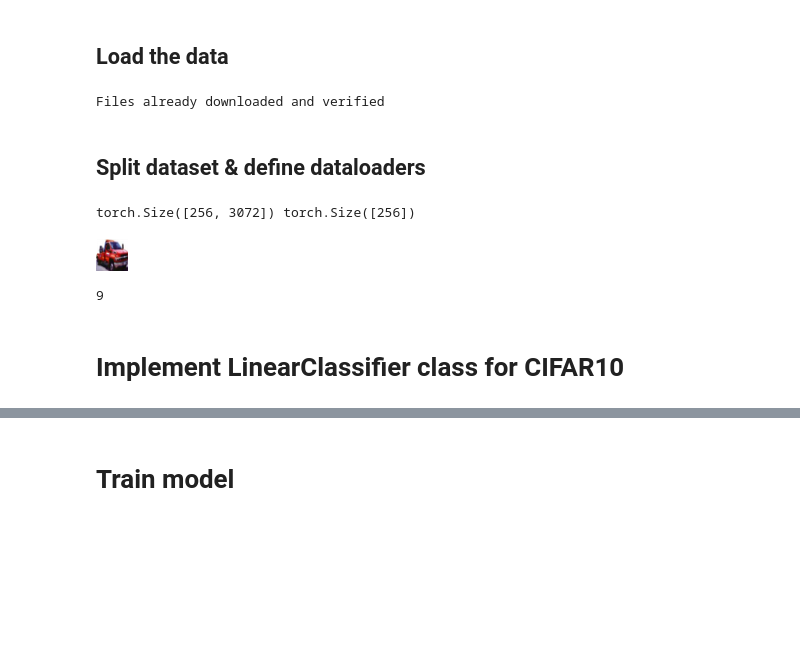
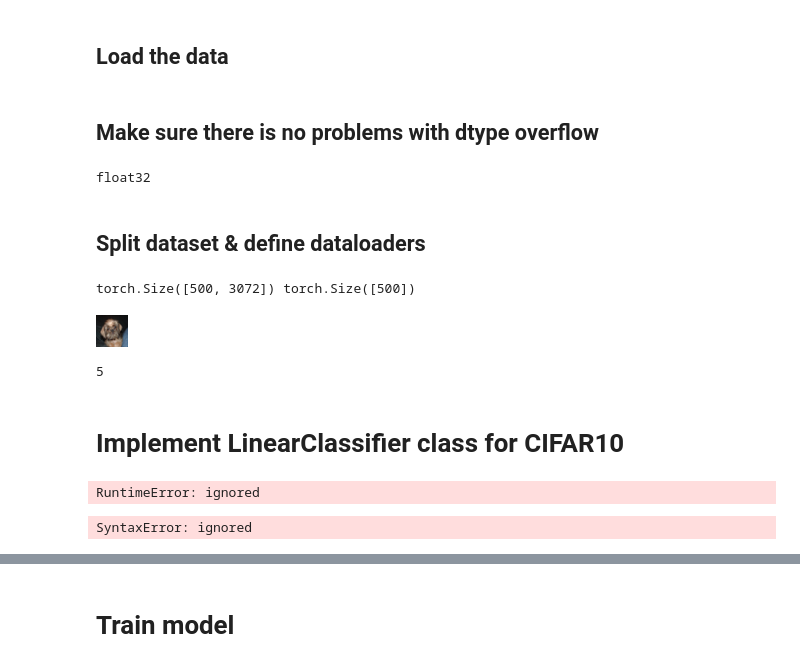
Before and after one commit to asminimulin/cv-course, a Jupyter notebook: 02-image-linear-classification/Linear_classifier.ipynb, the cells around one changed output, grey strips where cells are left out. Saved outputs shown, nothing was run; the diff lists cells and outputs as text; code cells hidden in the pictures; blank space fills up the shorter version.

Commit message:
Trying to implement Linear Classifier with pytorch

```diff
--- a/02-image-linear-classification/Linear_classifier.ipynb
+++ b/02-image-linear-classification/Linear_classifier.ipynb
@@ -13,38 +19,41 @@ from PIL import Image
 
 # Define transformation for each image
 transform  = transforms.Compose([
-    # transforms.Grayscale(1),
-    # transforms.to
-    transforms.Lambda(lambda x: np.array(x).flatten()) #Stretch image into row [32,32,3] -> [3072]
+    transforms.Lambda(lambda x: np.array(x).flatten().astype(np.float32) / 255) #Stretch image into row [32,32,3] -> [3072]
 ])
 
 # Download a CIFAR10 dataset
 dataset = datasets.CIFAR10("/content",
                            train=True,
                            transform = transform,
-                           download=True)
+                           download=False)
-# %% [output]
-Files already downloaded and verified
+# %% [markdown]
+## Make sure there is no problems with dtype overflow
+# %%
+print(dataset[0][0].dtype)
+# %% [output]
+float32
 # %% [markdown]
 ## Split dataset & define dataloaders
 # %%
-train_ds, val_ds, _= random_split(dataset, [20000,1000 ,29000])
+train_ds, val_ds, _= random_split(dataset, [25000,10000 ,15000])
 # Hint: Perform debug on smaller subset
 
-batch_size = 256
+batch_size = 500
 
 train_loader = DataLoader(train_ds, batch_size = batch_size)
-val_loader = DataLoader(val_ds, batch_size = batch_size)
+val_loader = DataLoader(val_ds, batch_size = 15000)
 
 # Display one image
 for images, class_nums in train_loader:
   print (images.shape,class_nums.shape) # class_nums are tensor!
-  display(Image.fromarray(images[0].reshape((32,32,3)).numpy()),class_nums[0].item())
+  grayscale = np.uint8(images[0].reshape((32, 32, 3)).numpy() * 255)
+  display(Image.fromarray(grayscale, 'RGB'),class_nums[0].item())
   break
 # %% [output]
-torch.Size([256, 3072]) torch.Size([256])
+torch.Size([500, 3072]) torch.Size([500])
-[figure, old version]
+[figure, new version]
-9
+5
 # %% [markdown]
 # Implement LinearClassifier class for CIFAR10
 # %%
@@ -97,0 +169,33 @@ class LinearClassifier:
+# %%
+def my_test():
+  # print(dataset.classes)
+  # for images, class_nums in train_loader:
+  #   print(len(images), len(class_nums))
+  #   print(class_nums.shape)
+  #   return
+  #   print(class_nums[:15], min(class_nums), max(class_nums))
+  #   for tensor, label in zip(images[:15], class_nums[:15]):
+  #     print(f"Class={label}-{dataset.classes[label]}")
+  #     display(Image.fromarray((tensor.numpy().reshape(32, 32) * 255).astype(np.uint8), 'L'));
+  #   break
+  model = LinearClassifier(dataset.classes)
+  for images, classes in train_loader:
+    return model.train(images, classes)
+
+my_test()
+# %% [output]
+RuntimeError: ignored
+# %%
+l0 = torch.from_numpy(np.array(
+    [0, 2]
+))
+
+k0 = torch.from_numpy(np.array(
+    [[1, 2, 3],
+    [4, 5, 6],
+    [7, 8, 9]]
+))
+
+k0[]
+# %% [output]
+SyntaxError: ignored
```
Also changed, not shown: parts of 8 cells of this notebook.
